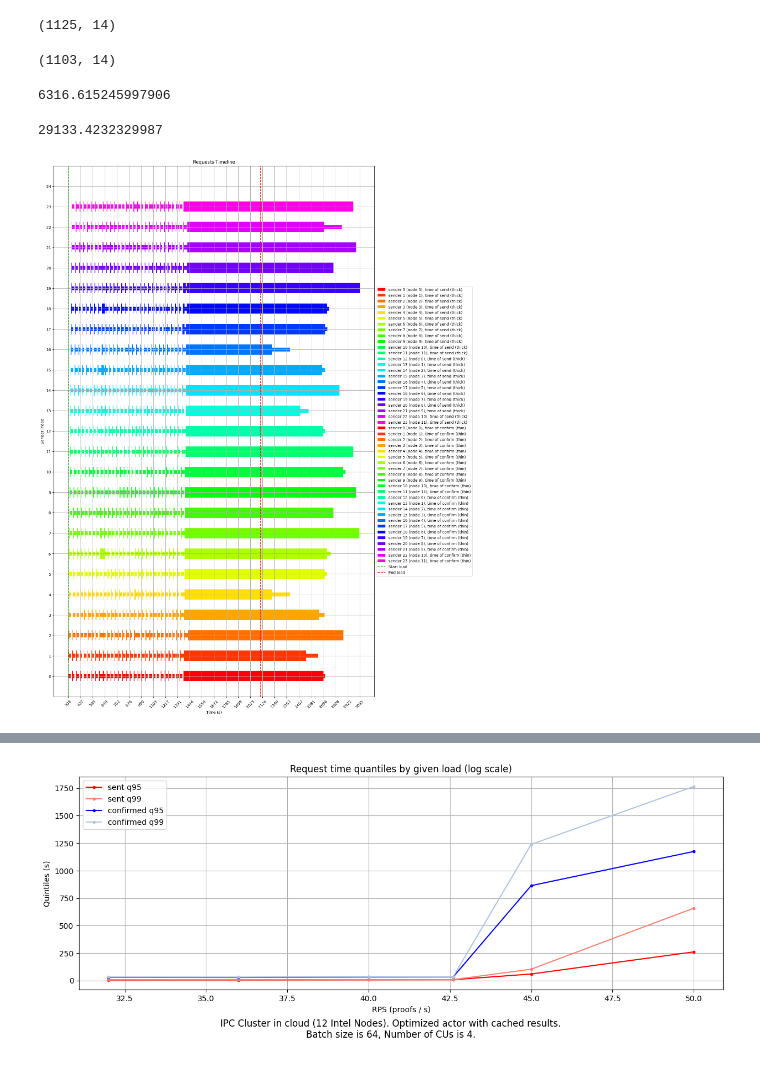
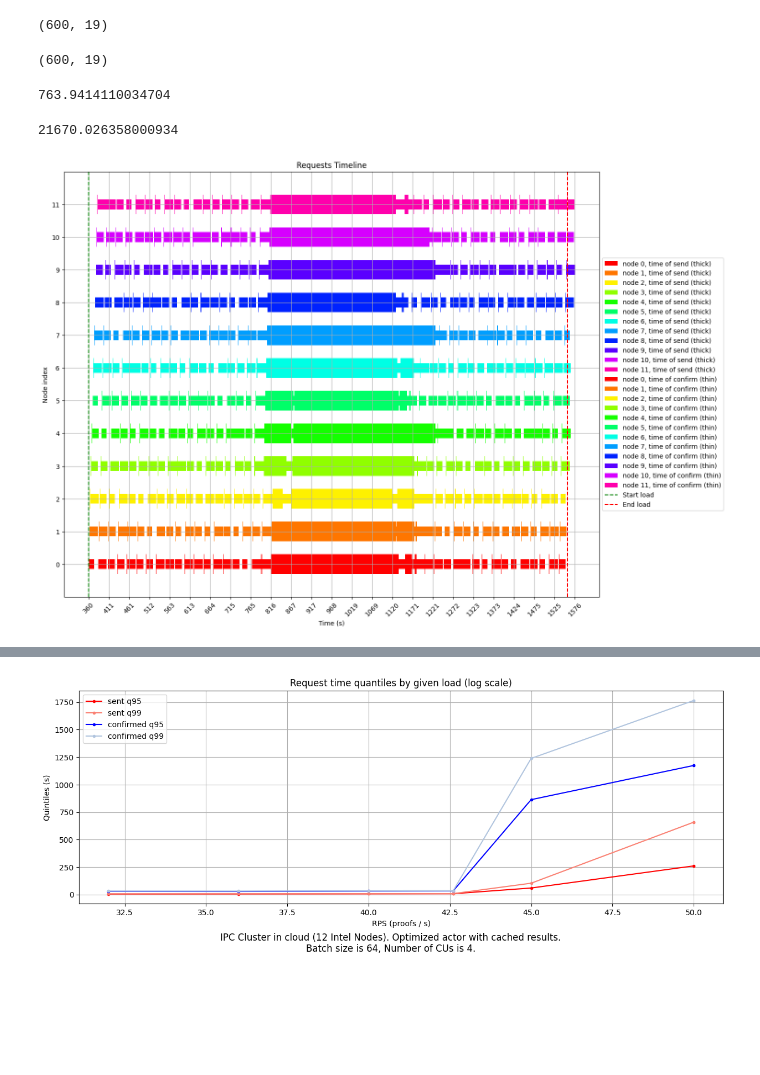
Before and after one commit to fluencelabs/ipc-load-test, a Jupyter notebook: analysis/Analysis.ipynb, the cells around one changed output, grey strips where cells are left out. Drawn from its saved outputs; the diff is of its cells as text; code cells hidden in the pictures; blank space fills up the shorter version.

```diff
--- a/analysis/Analysis.ipynb
+++ b/analysis/Analysis.ipynb
@@ -27,5 +31,5 @@ send_inteval_from_rps(55)
 # %%
-with open("metrics_cluster_batching_cached_no_cc_64b_12n_4cu_1500si_1.json") as f:
+with open("metrics_cluster_batching_cached_no_cc_96b_12n_8cu_2000si.json") as f:
     raw = json.load(f)
 points = pd.json_normalize(raw)
 points.rename(columns={
@@ -73,60 +77,56 @@ timings[["sender", "node"]] = timings[["sender", "node"]].apply(lambda x: pd.to_
 # %%
 success = timings[timings["status"] == "success"]
 confirmed = timings[timings["status"] == "confirmed"]
+timeouted = timings[timings["status"] == "timeout"]
 # %%
 success.shape
 # %% [output]
-(1125, 14)
+(600, 19)
 # %%
 confirmed.shape
 # %% [output]
-(1103, 14)
+(600, 19)
 # %%
 success["duration"].median()
 # %% [output]
-6316.615245997906
+763.9414110034704
 # %%
 confirmed["duration"].median()
 # %% [output]
-29133.4232329987
+21670.026358000934
 # %%
 FACTOR = 1e3
-count = len(points['sender'].unique())
+count = len(timings['node'].unique())
 plt.figure(figsize=(15, count))
 cmap = get_cmap(count)
 
-def plot_duration(data, name, th, colors):
-    for i, (pnum, group) in enumerate(data.groupby('sender')):
-        if 'node' in group:
-            nodes = group['node'].unique()
-            assert(len(nodes) == 1)
-            node = nodes[0]
-        else:
-            node = "unknown"
+def plot_duration(data, name, th, colors, **kwargs):
+    for i, (nnum, group) in enumerate(data.groupby('node')):
         data = list(zip(group['start'] / FACTOR, group['duration']  / FACTOR))
-        label = f"sender {pnum} (node {node}), time of {name}"
+        label = f"node {nnum}, time of {name}"
         color = colors if isinstance(colors, str) else colors[i]
-        plt.broken_barh(data, (pnum-th/2, th), facecolor=color, label=label)
+        plt.broken_barh(data, (nnum-th/2, th), facecolor=color, label=label, **kwargs)
 
-plot_duration(success, "send (thick)", 0.5, cmap)
-plot_duration(confirmed, "confirm (thin)", 0.2, cmap)
+plot_duration(success, "send (thick)", 0.6, cmap)
+plot_duration(confirmed, "confirm (thin)", 0.3, cmap)
+plot_duration(timeouted, "timeout", 0.1, cmap, edgecolor="black")
 
 plt.axvline(start_load / FACTOR, color="green", label="Start load", ls="--")
 plt.axvline(end_load / FACTOR, color="red", label="End load", ls="--")
 
 # Formatting
 plt.xticks(np.linspace(timings["start"].min() / FACTOR, timings["end"].max() / FACTOR, 25), rotation=45)
 plt.yticks(np.linspace(0, count - 1, count))
 
 plt.xlabel('Time (s)')
-plt.ylabel('Sender index')
+plt.ylabel('Node index')
 plt.title('Requests Timeline')
 plt.legend(loc='center left', bbox_to_anchor=(1, 0.5))
 plt.ylim(-1, count)
 plt.grid(True)
 plt.show()
 # %% [output]
-[figure, old version]
+[figure, new version]
 # %%
 threshold = 5e3
 lines = []
```
Also changed, not shown: parts of 10 cells of this notebook, 20 other files.
